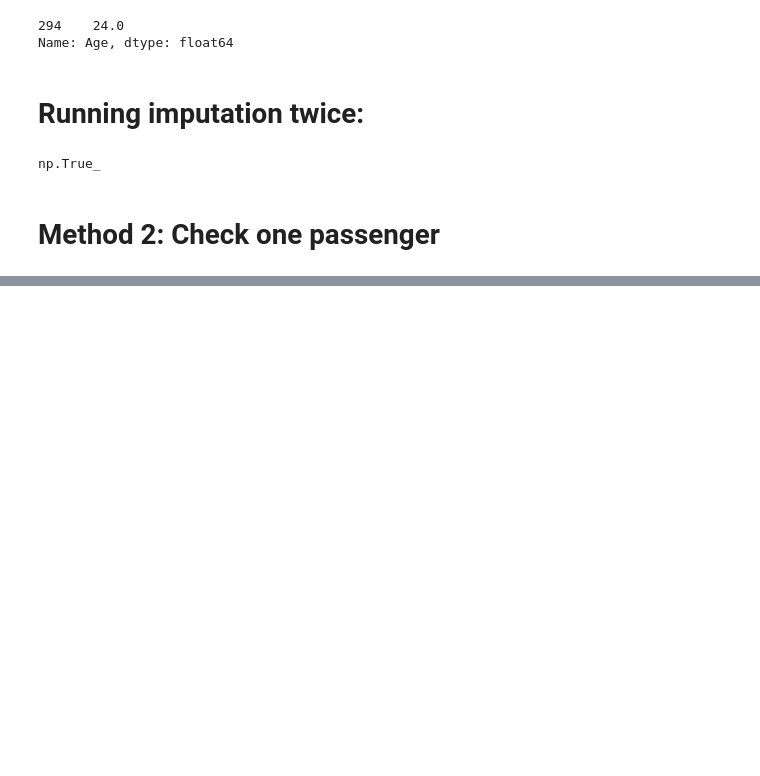
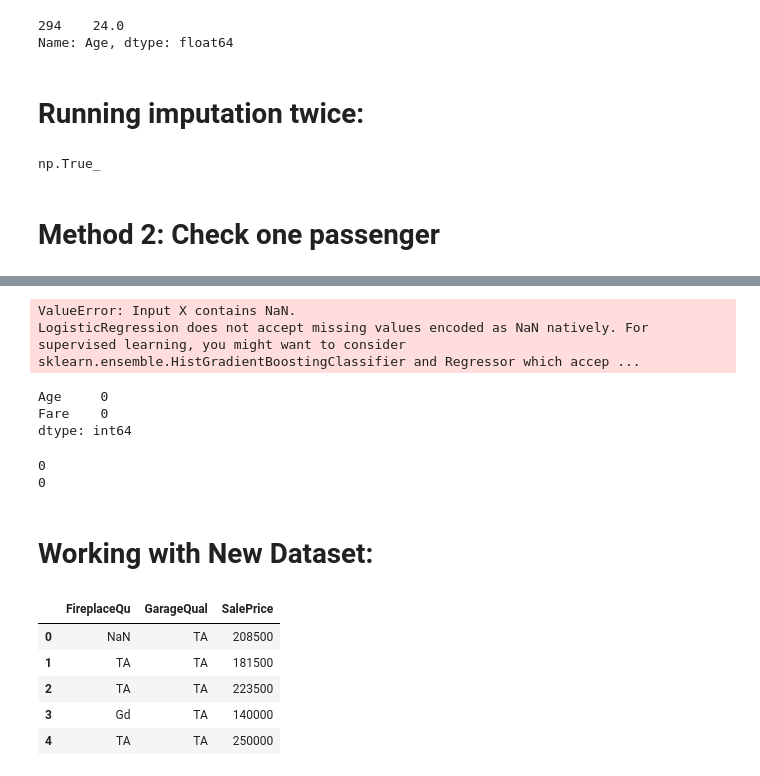
Before and after one commit to sania-commits/MACHINE-LEARNING-PROJECTS, a Jupyter notebook: ML_Basics/Missing_Indicater/random_sample_imputation.ipynb, the cells around one changed output, grey strips where cells are left out. Cells and saved outputs as stored; diff of their text form; code cells hidden in the pictures; blank space fills up the shorter version.

```diff
--- a/ML_Basics/Missing_Indicater/random_sample_imputation.ipynb
+++ b/ML_Basics/Missing_Indicater/random_sample_imputation.ipynb
@@ -205,0 +338,45 @@ Fare = 71.83
+# %%
+# Use it inside a Pipeline:
+from sklearn.pipeline import Pipeline
+from sklearn.linear_model import LogisticRegression
+
+pipe= Pipeline([
+    ('age_imputer', RandomSampleImputer(variable='Age')),
+    ('model',LogisticRegression())
+])
+
+pipe.fit(X_train, y_train)
+pred = pipe.predict(X_test)
+# %% [output]
+ValueError: Input X contains NaN.
+LogisticRegression does not accept missing values encoded as NaN natively. For supervised learning, you might want to consider sklearn.ensemble.HistGradientBoostingClassifier and Regressor which accep ...
+# %%
+X_train.isnull().sum()
+# %% [output]
+Age     0
+Fare    0
+dtype: int64
+# %%
+age_imputer = RandomSampleImputer(variable='Age')
+
+age_imputer.fit(X_train)
+
+X_train2 = age_imputer.transform(X_train)
+
+print(X_train['Age'].isnull().sum())
+print(X_train2['Age'].isnull().sum())
+# %% [output]
+0
+0
+# %% [markdown]
+# Working with New Dataset:
+# %%
+data = pd.read_csv('house-train.csv',usecols=['GarageQual','FireplaceQu', 'SalePrice'])
+data.head()
+# %% [output]
+|  | FireplaceQu | GarageQual | SalePrice |
+| 0 | NaN | TA | 208500 |
+| 1 | TA | TA | 181500 |
+| 2 | TA | TA | 223500 |
+| 3 | Gd | TA | 140000 |
+| 4 | TA | TA | 250000 |
```
Also changed, not shown: parts of 30 cells of this notebook.
